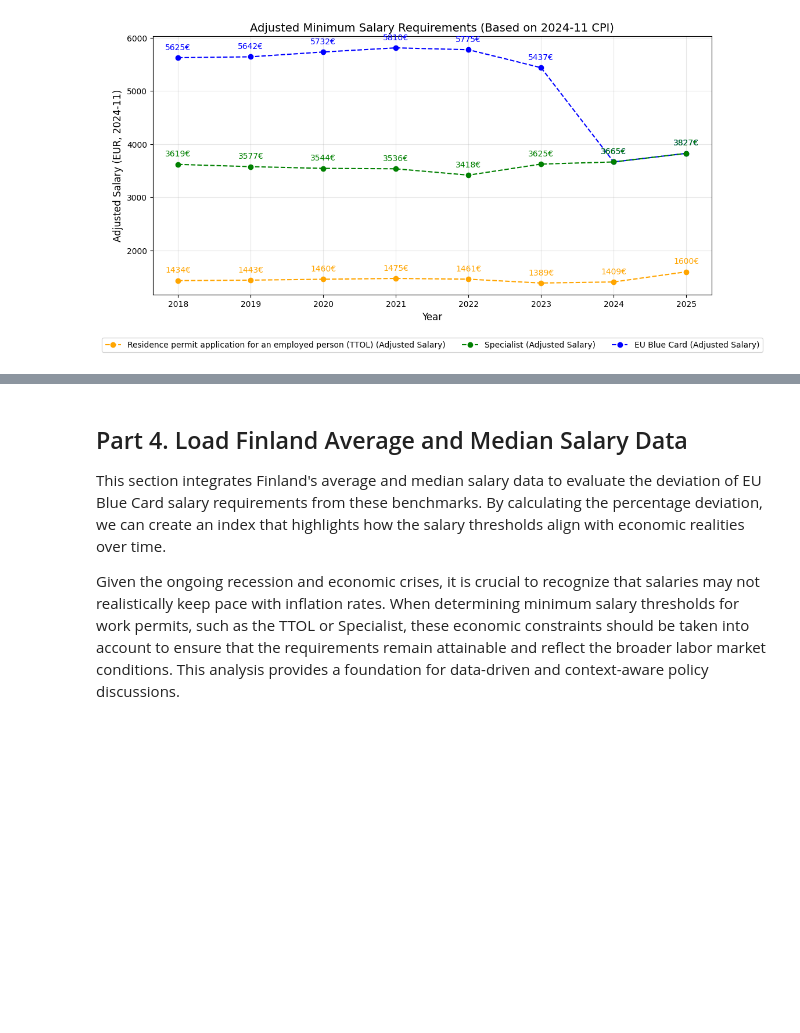
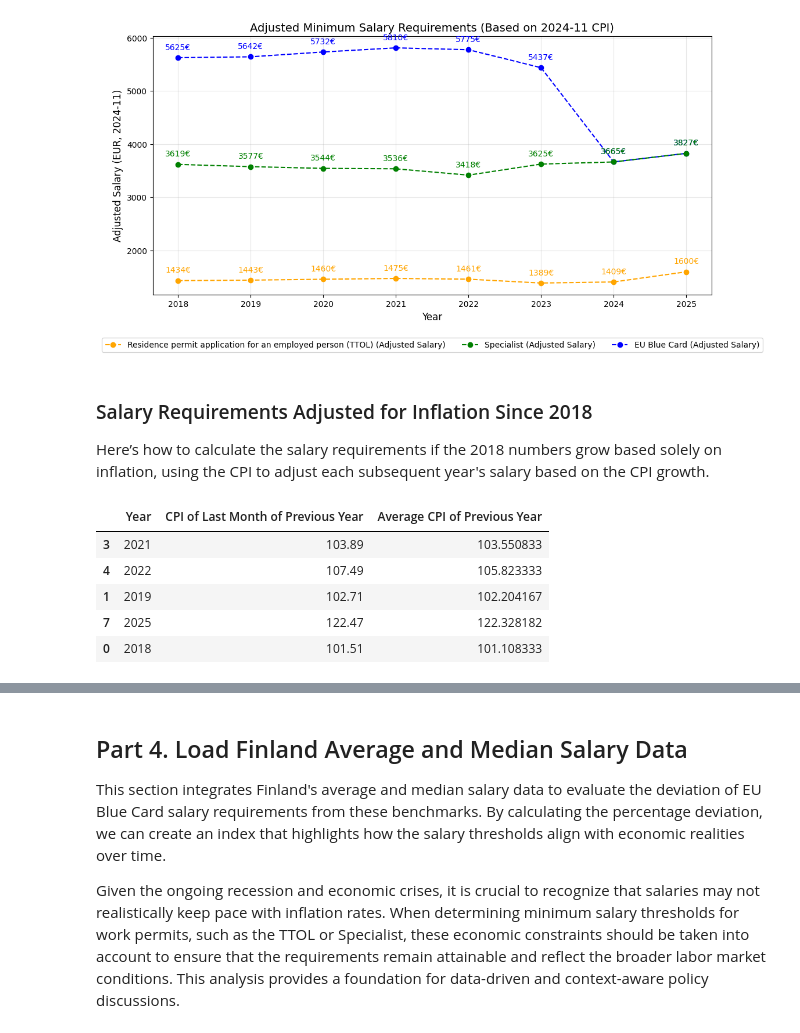
Before and after one commit to armanatory/DATA-MigriAnalysis, a Jupyter notebook: notebooks/Migri_Salary_Comparison_2018_2025.ipynb, the cells around one changed output, grey strips where cells are left out. Drawn from its saved outputs; the diff is of its cells as text; code cells hidden in the pictures; blank space fills up the shorter version.

```diff
--- a/notebooks/Migri_Salary_Comparison_2018_2025.ipynb
+++ b/notebooks/Migri_Salary_Comparison_2018_2025.ipynb
@@ -421,3 +421,15 @@ plt.tight_layout()
 plt.show()
 # %% [output]
 [figure]
+# %% [markdown]
+### Salary Requirements Adjusted for Inflation Since 2018
+Here’s how to calculate the salary requirements if the 2018 numbers grow based solely on inflation, using the CPI to adjust each subsequent year's salary based on the CPI growth.
+# %%
+cpi_beginning_of_year_df.sample(5)
+# %% [output]
+|  | Year | CPI of Last Month of Previous Year | Average CPI of Previous Year |
+| 3 | 2021 | 103.89 | 103.550833 |
+| 4 | 2022 | 107.49 | 105.823333 |
+| 1 | 2019 | 102.71 | 102.204167 |
+| 7 | 2025 | 122.47 | 122.328182 |
+| 0 | 2018 | 101.51 | 101.108333 |
```
Also changed, not shown: parts of 3 cells of this notebook.
